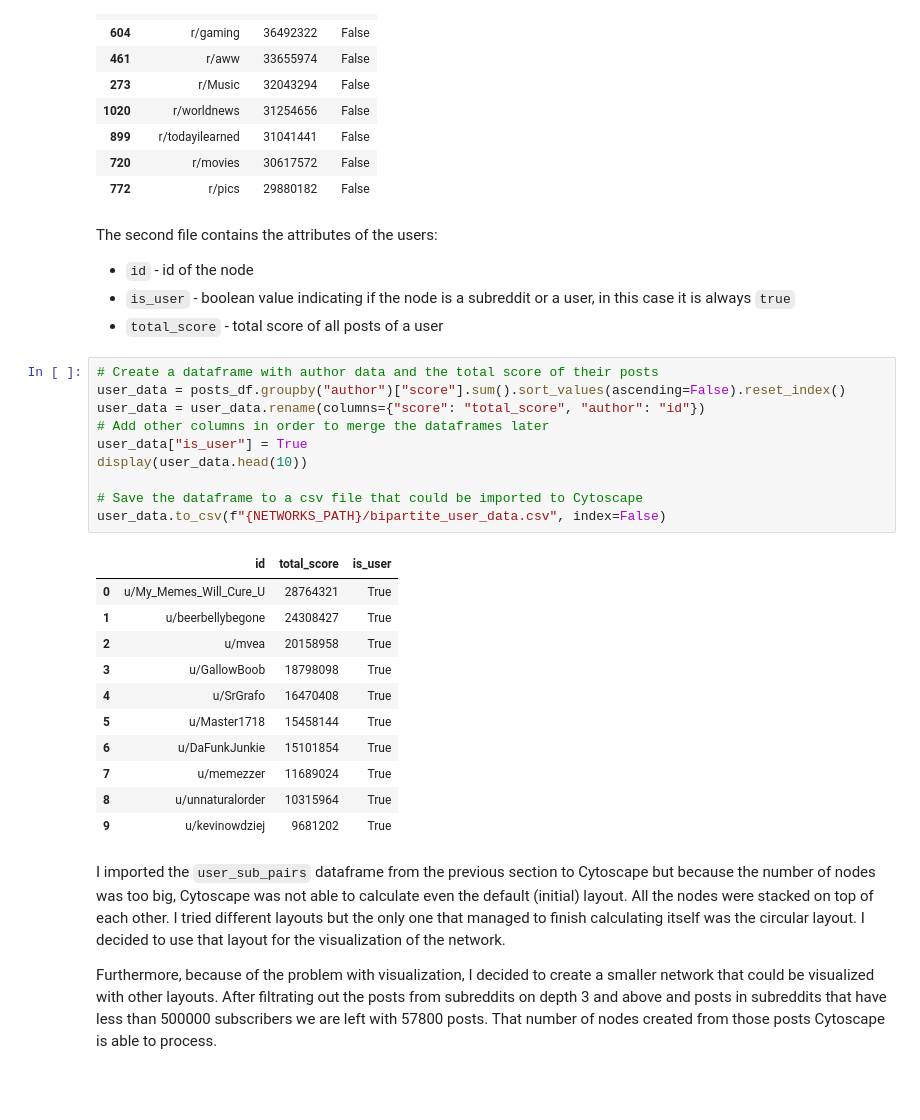
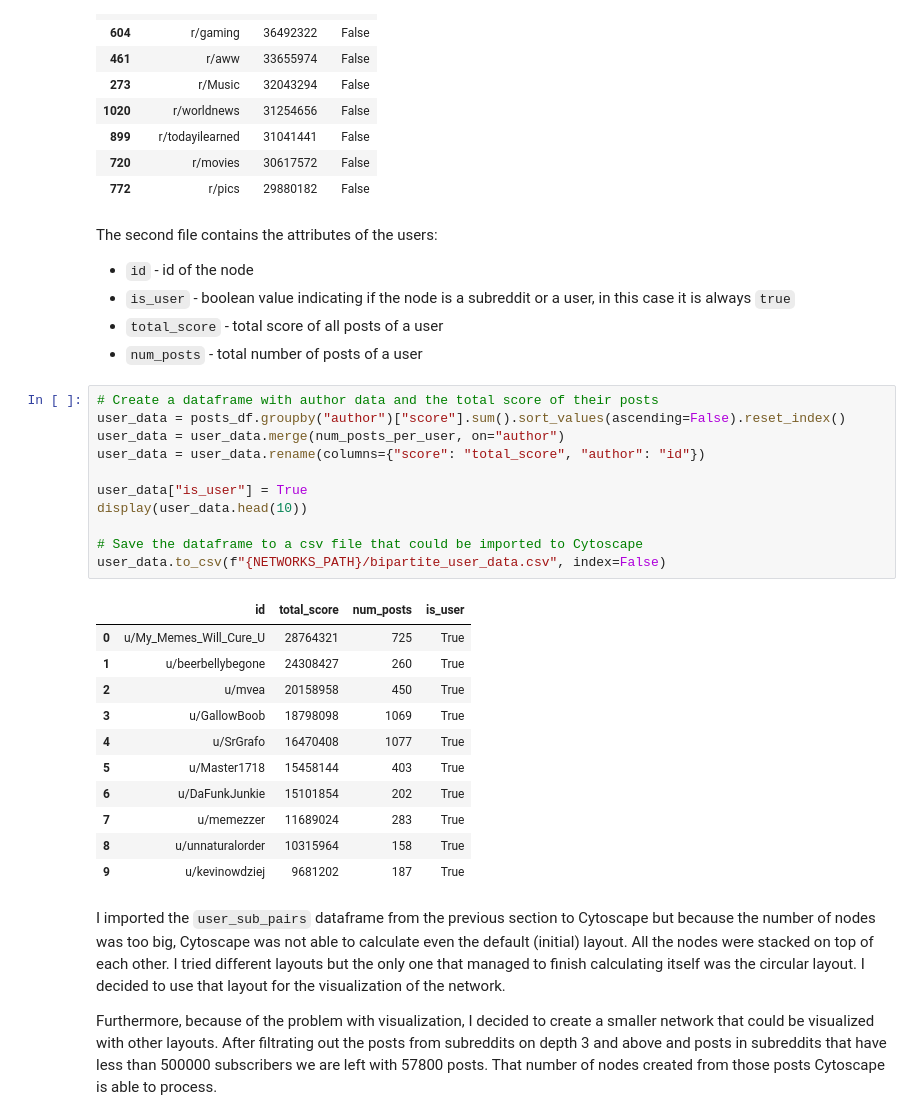
Before and after one commit to steciuk/SNA-reddit-bipartite-analysis, a Jupyter notebook: project.ipynb, the cells around one changed output. Cells and saved outputs as stored; diff of their text form; blank space fills up the shorter version.

Commit message:
Add data to bipartite_user_data

```diff
--- a/project.ipynb
+++ b/project.ipynb
@@ -472,28 +485,30 @@ The second file contains the attributes of the users:
 * `id` - id of the node
 * `is_user` - boolean value indicating if the node is a subreddit or a user, in this case it is always `true`
 * `total_score` - total score of all posts of a user
+* `num_posts` - total number of posts of a user
 # %%
 # Create a dataframe with author data and the total score of their posts
 user_data = posts_df.groupby("author")["score"].sum().sort_values(ascending=False).reset_index()
+user_data = user_data.merge(num_posts_per_user, on="author")
 user_data = user_data.rename(columns={"score": "total_score", "author": "id"})
-# Add other columns in order to merge the dataframes later
+
 user_data["is_user"] = True
 display(user_data.head(10))
 
 # Save the dataframe to a csv file that could be imported to Cytoscape
 user_data.to_csv(f"{NETWORKS_PATH}/bipartite_user_data.csv", index=False)
 # %% [output]
-|  | id | total_score | is_user |
-| 0 | u/My_Memes_Will_Cure_U | 28764321 | True |
-| 1 | u/beerbellybegone | 24308427 | True |
-| 2 | u/mvea | 20158958 | True |
-| 3 | u/GallowBoob | 18798098 | True |
-| 4 | u/SrGrafo | 16470408 | True |
-| 5 | u/Master1718 | 15458144 | True |
-| 6 | u/DaFunkJunkie | 15101854 | True |
-| 7 | u/memezzer | 11689024 | True |
-| 8 | u/unnaturalorder | 10315964 | True |
-| 9 | u/kevinowdziej | 9681202 | True |
+|  | id | total_score | num_posts | is_user |
+| 0 | u/My_Memes_Will_Cure_U | 28764321 | 725 | True |
+| 1 | u/beerbellybegone | 24308427 | 260 | True |
+| 2 | u/mvea | 20158958 | 450 | True |
+| 3 | u/GallowBoob | 18798098 | 1069 | True |
+| 4 | u/SrGrafo | 16470408 | 1077 | True |
+| 5 | u/Master1718 | 15458144 | 403 | True |
+| 6 | u/DaFunkJunkie | 15101854 | 202 | True |
+| 7 | u/memezzer | 11689024 | 283 | True |
+| 8 | u/unnaturalorder | 10315964 | 158 | True |
+| 9 | u/kevinowdziej | 9681202 | 187 | True |
 # %% [markdown]
 I imported the `user_sub_pairs` dataframe from the previous section to Cytoscape but because the number of nodes was too big, Cytoscape was not able to calculate even the default (initial) layout. All the nodes were stacked on top of each other. I tried different layouts but the only one that managed to finish calculating itself was the circular layout. I decided to use that layout for the visualization of the network.
 
```
Also changed, not shown: parts of 13 cells of this notebook, 1 other file.
